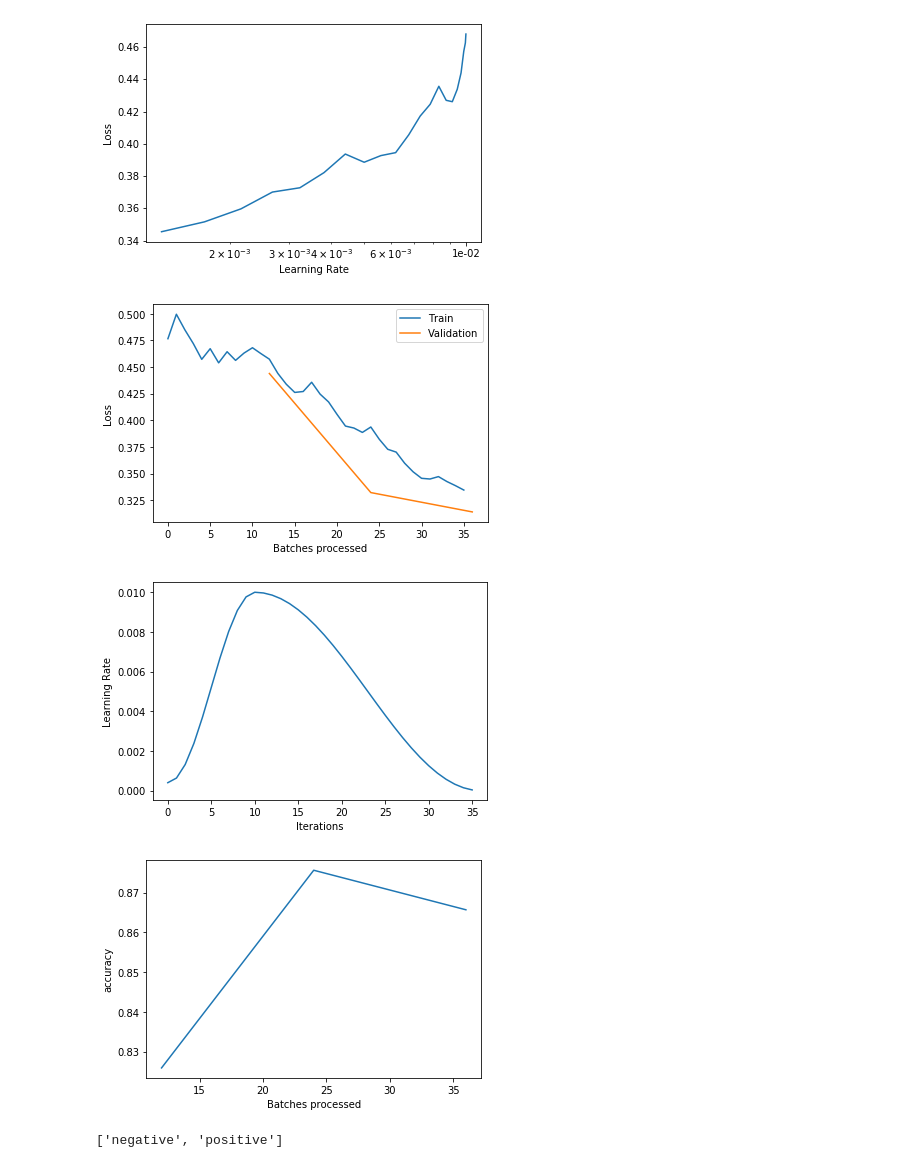
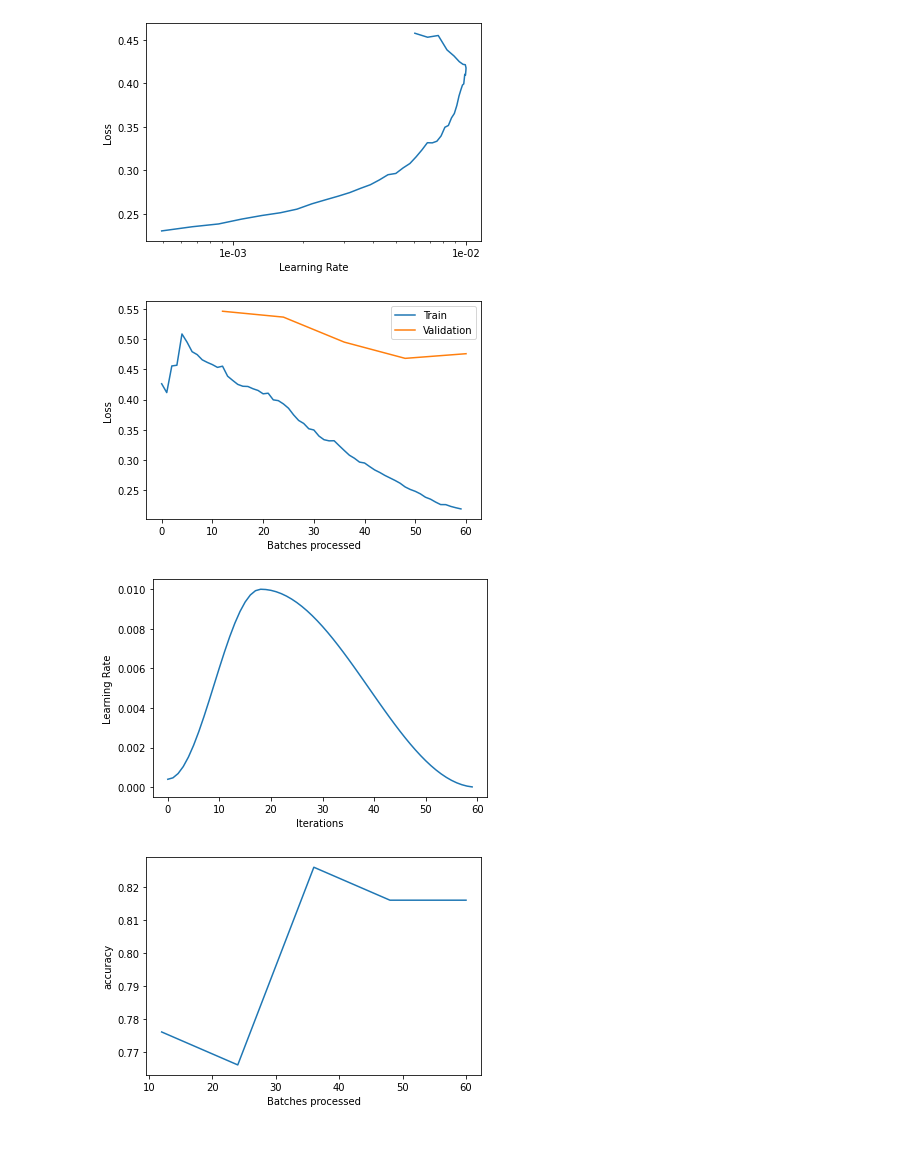
Before and after one commit to dhirajsuvarna/nlp_text_classification, a Jupyter notebook: learning/NLP_ULMFit_IMDB_Example.ipynb, the cells around one changed output. Saved outputs shown, nothing was run; the diff lists cells and outputs as text; code cells hidden in the pictures; blank space fills up the shorter version.

```diff
--- a/learning/NLP_ULMFit_IMDB_Example.ipynb
+++ b/learning/NLP_ULMFit_IMDB_Example.ipynb
@@ -69,0 +123,3 @@ learn.load_encoder('ft_enc')
+# %%
+learn_c = text_classifier_learner(data_clas, AWD_LSTM, drop_mult=0.5).to_fp16()
+learn_c.load_encoder('ft_enc')
@@ -70,6 +144,6 @@ learn.load_encoder('ft_enc')
 # %%
 # data_clas.show_batch()
 # %%
-learn.fit_one_cycle(1, 1e-2)
+learn_c.fit_one_cycle(1, 1e-2)
 # %% [output]
 | epoch | train_loss | valid_loss | accuracy | time |
@@ -77,5 +151,5 @@ learn.fit_one_cycle(1, 1e-2)
 # %%
-learn.unfreeze()
-learn.fit_one_cycle(3, slice(1e-4, 1e-2))
+learn_c.unfreeze()
+learn_c.fit_one_cycle(3, slice(1e-4, 1e-2))
 # %% [output]
 | epoch | train_loss | valid_loss | accuracy | time |
@@ -84,0 +197,3 @@ learn.fit_one_cycle(3, slice(1e-4, 1e-2))
+# %%
+# after re-training run the above predictions again
+learn_c.fit_one_cycle(3, slice(1e-4, 1e-2))
@@ -85,15 +279,11 @@ learn.fit_one_cycle(3, slice(1e-4, 1e-2))
 # %%
 #Plot the error curves
-learn.recorder.plot()
-learn.recorder.plot_losses()
-learn.recorder.plot_lr()
-learn.recorder.plot_metrics()
+learn_c.recorder.plot()
+learn_c.recorder.plot_losses()
+learn_c.recorder.plot_lr()
+learn_c.recorder.plot_metrics()
 # %% [output]
-[figure, old version]
+[figure, new version]
-[figure, old version]
+[figure, new version]
-[figure, old version]
+[figure, new version]
-[figure, old version]
+[figure, new version]
-# %%
-print(learn.data.classes) # to check the classes order considered
-# %% [output]
-['negative', 'positive']
```
Also changed, not shown: parts of 53 cells of this notebook.
